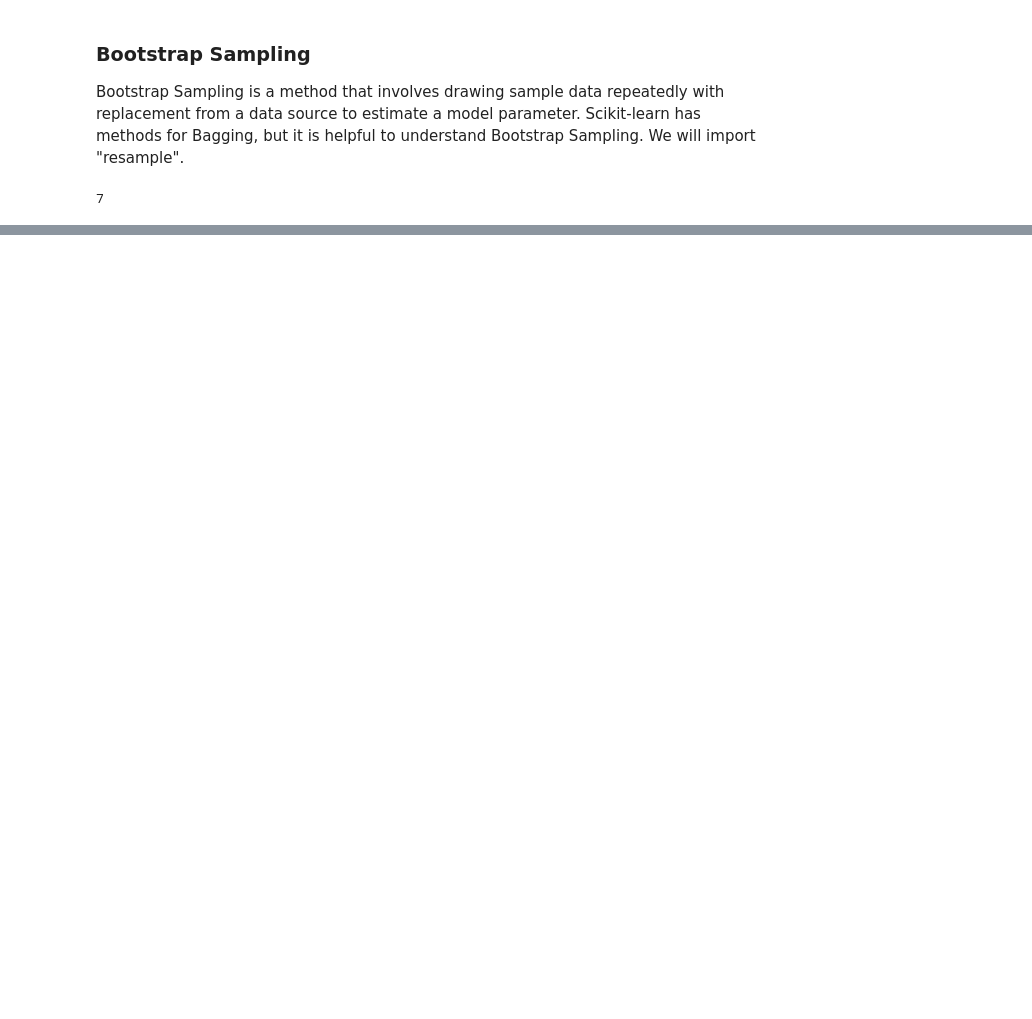
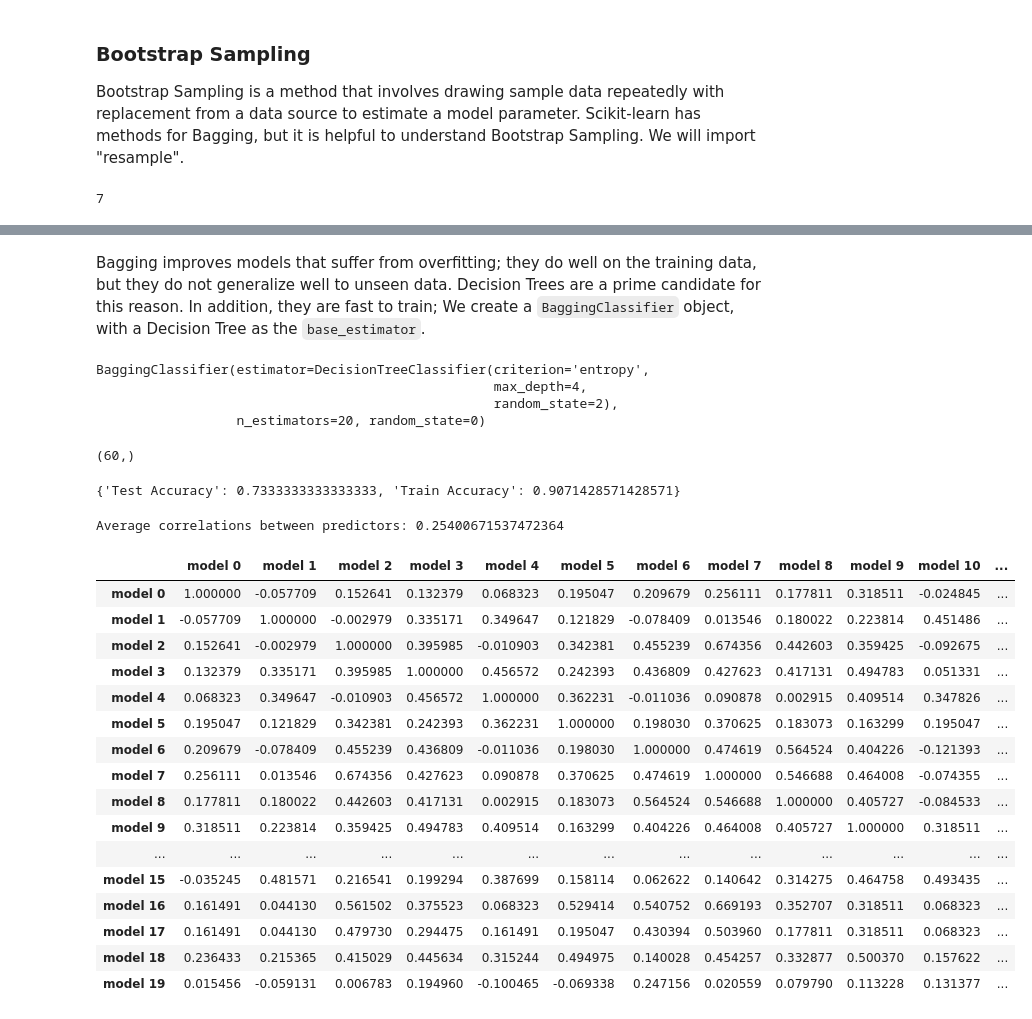
Before and after one commit to Mark-Barbaric/IBM_Machine_Learning_Certificate, a Jupyter notebook: Supervised_Machine_Learning_Classification/week5/random_forest_lab.ipynb, the cells around one changed output, grey strips where cells are left out. Saved outputs shown, nothing was run; the diff lists cells and outputs as text; code cells hidden in the pictures; blank space fills up the shorter version.

Commit message:
classification_week5 - more work on Random Forrest lab.

```diff
--- a/Supervised_Machine_Learning_Classification/week5/random_forest_lab.ipynb
+++ b/Supervised_Machine_Learning_Classification/week5/random_forest_lab.ipynb
@@ -207,0 +230,3 @@ for n in range(M):
+# %%
+y = churn_df[Y_COLUMN]
+y.head()
@@ -207,0 +240,4 @@ for n in range(M):
+# %%
+from sklearn.model_selection import train_test_split
+
+X_train, X_test, y_train, y_test = train_test_split(X, y, test_size=0.3, random_state=1)
@@ -207,0 +255,50 @@ for n in range(M):
+# %% [markdown]
+Bagging improves models that suffer from overfitting; they do well on the training data, but they do not generalize well to unseen data. Decision Trees are a prime candidate for this reason. In addition, they are fast to train; We create a <code>BaggingClassifier</code> object,  with a Decision Tree as the <code>base_estimator</code>.
+# %%
+n_estimators = 20
+bagging_classifier = BaggingClassifier(
+    estimator=DecisionTreeClassifier(
+        criterion='entropy',
+        max_depth=4,
+        random_state=2
+    ),
+    n_estimators=n_estimators,
+    random_state=0,
+    bootstrap=True
+)
+# %%
+bagging_classifier.fit(X_train, y_train)
+# %% [output]
+BaggingClassifier(estimator=DecisionTreeClassifier(criterion='entropy',
+                                                   max_depth=4,
+                                                   random_state=2),
+                  n_estimators=20, random_state=0)
+# %%
+bagging_classifier.predict(X_test).shape
+# %% [output]
+(60,)
+# %%
+print(get_accuracy(X_train, X_test, y_train, y_test, bagging_classifier))
+# %% [output]
+{'Test Accuracy': 0.7333333333333333, 'Train Accuracy': 0.9071428571428571}
+# %%
+get_correlation(X_test, y_test, bagging_classifier).style.background_gradient(cmap='coolwarm')
+# %% [output]
+Average correlations between predictors: 0.25400671537472364
+|  | model 0 | model 1 | model 2 | model 3 | model 4 | model 5 | model 6 | model 7 | model 8 | model 9 | model 10 | ... |
+| model 0 | 1.000000 | -0.057709 | 0.152641 | 0.132379 | 0.068323 | 0.195047 | 0.209679 | 0.256111 | 0.177811 | 0.318511 | -0.024845 | ... |
+| model 1 | -0.057709 | 1.000000 | -0.002979 | 0.335171 | 0.349647 | 0.121829 | -0.078409 | 0.013546 | 0.180022 | 0.223814 | 0.451486 | ... |
+| model 2 | 0.152641 | -0.002979 | 1.000000 | 0.395985 | -0.010903 | 0.342381 | 0.455239 | 0.674356 | 0.442603 | 0.359425 | -0.092675 | ... |
+| model 3 | 0.132379 | 0.335171 | 0.395985 | 1.000000 | 0.456572 | 0.242393 | 0.436809 | 0.427623 | 0.417131 | 0.494783 | 0.051331 | ... |
+| model 4 | 0.068323 | 0.349647 | -0.010903 | 0.456572 | 1.000000 | 0.362231 | -0.011036 | 0.090878 | 0.002915 | 0.409514 | 0.347826 | ... |
+| model 5 | 0.195047 | 0.121829 | 0.342381 | 0.242393 | 0.362231 | 1.000000 | 0.198030 | 0.370625 | 0.183073 | 0.163299 | 0.195047 | ... |
+| model 6 | 0.209679 | -0.078409 | 0.455239 | 0.436809 | -0.011036 | 0.198030 | 1.000000 | 0.474619 | 0.564524 | 0.404226 | -0.121393 | ... |
+| model 7 | 0.256111 | 0.013546 | 0.674356 | 0.427623 | 0.090878 | 0.370625 | 0.474619 | 1.000000 | 0.546688 | 0.464008 | -0.074355 | ... |
+| model 8 | 0.177811 | 0.180022 | 0.442603 | 0.417131 | 0.002915 | 0.183073 | 0.564524 | 0.546688 | 1.000000 | 0.405727 | -0.084533 | ... |
+| model 9 | 0.318511 | 0.223814 | 0.359425 | 0.494783 | 0.409514 | 0.163299 | 0.404226 | 0.464008 | 0.405727 | 1.000000 | 0.318511 | ... |
+| ... | ... | ... | ... | ... | ... | ... | ... | ... | ... | ... | ... | ... |
+| model 15 | -0.035245 | 0.481571 | 0.216541 | 0.199294 | 0.387699 | 0.158114 | 0.062622 | 0.140642 | 0.314275 | 0.464758 | 0.493435 | ... |
+| model 16 | 0.161491 | 0.044130 | 0.561502 | 0.375523 | 0.068323 | 0.529414 | 0.540752 | 0.669193 | 0.352707 | 0.318511 | 0.068323 | ... |
+| model 17 | 0.161491 | 0.044130 | 0.479730 | 0.294475 | 0.161491 | 0.195047 | 0.430394 | 0.503960 | 0.177811 | 0.318511 | 0.068323 | ... |
+| model 18 | 0.236433 | 0.215365 | 0.415029 | 0.445634 | 0.315244 | 0.494975 | 0.140028 | 0.454257 | 0.332877 | 0.500370 | 0.157622 | ... |
+| model 19 | 0.015456 | -0.059131 | 0.006783 | 0.194960 | -0.100465 | -0.069338 | 0.247156 | 0.020559 | 0.079790 | 0.113228 | 0.131377 | ... |
```
Also changed, not shown: parts of 12 cells of this notebook, 2 other files.
